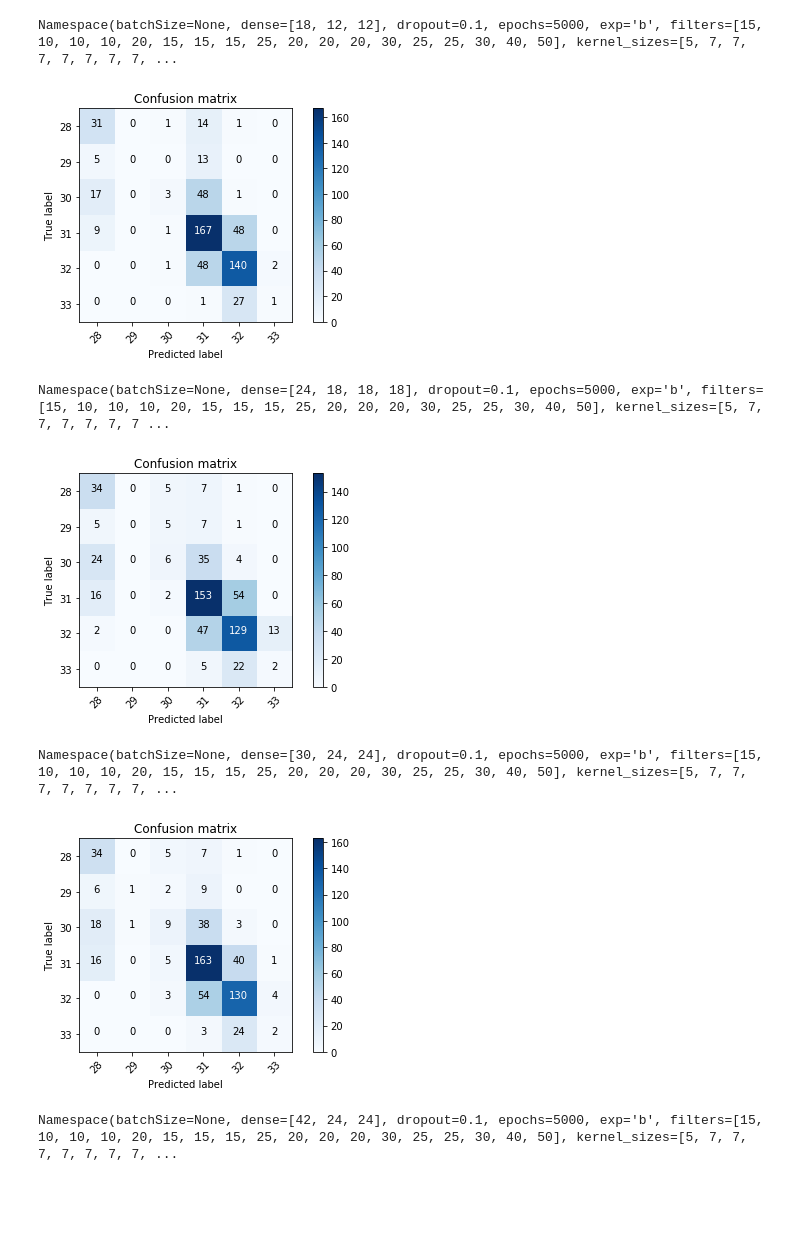
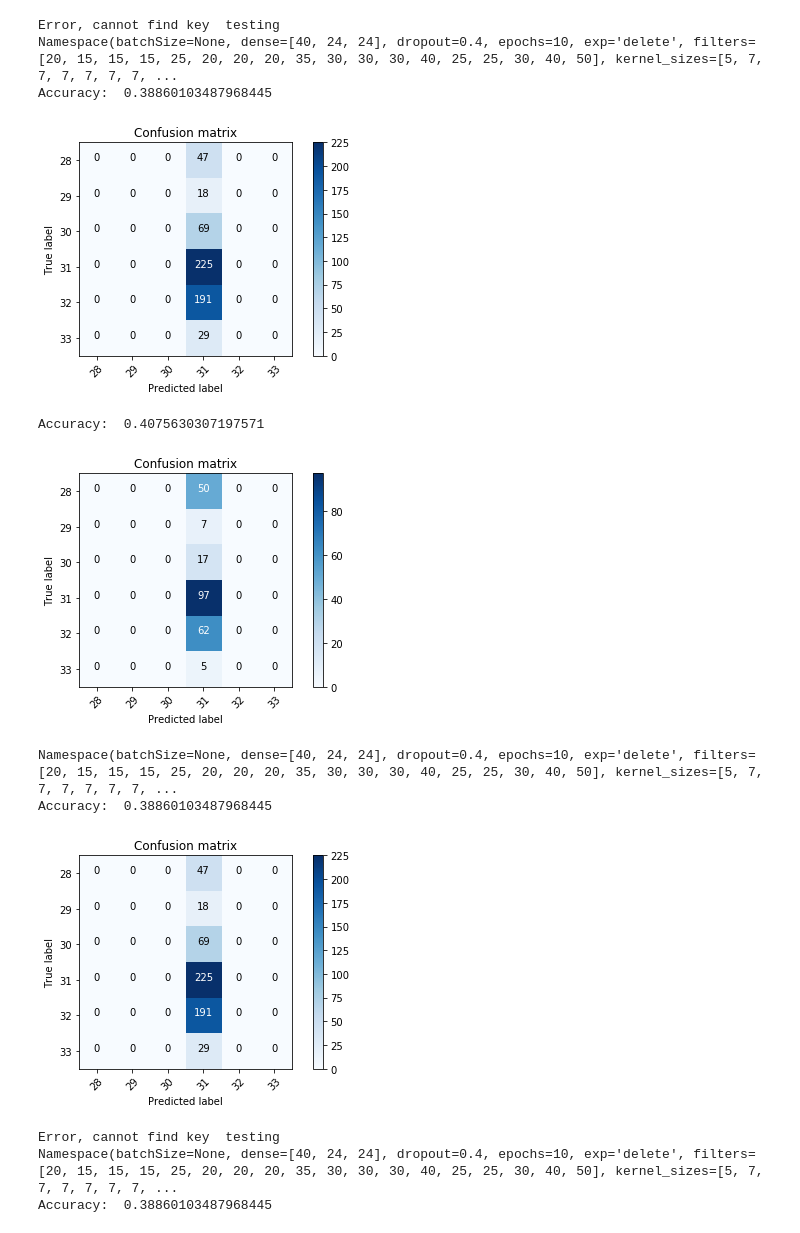
Before and after one commit to RezaTorbati/HonorsThesis, a Jupyter notebook: post.ipynb, the cells around one changed output. Cells and saved outputs as stored; diff of their text form; code cells hidden in the pictures; blank space fills up the shorter version.

```diff
--- a/post.ipynb
+++ b/post.ipynb
@@ -10,5 +15,5 @@ Average Val Accuracy:  0.5965457856655121
 # %%
-post.visualizeConfusion('results', 'b*.1*.pkl')
+post.visualizeConfusion('results', 'delete*.pkl', ['validation', 'testing'])
 
 '''
 28: 204, 11.276948590381426%
@@ -30,8 +36,13 @@ Namespace(batchSize=None, dense=[18, 12, 12, 12, 12, 12], dropout=0.1, epochs=50
 [figure]
-Namespace(batchSize=None, dense=[18, 12, 12], dropout=0.1, epochs=5000, exp='b', filters=[15, 10, 10, 10, 20, 15, 15, 15, 25, 20, 20, 20, 30, 25, 25, 30, 40, 50], kernel_sizes=[5, 7, 7, 7, 7, 7, 7, 7, ...
+Error, cannot find key  testing
+Namespace(batchSize=None, dense=[40, 24, 24], dropout=0.4, epochs=10, exp='delete', filters=[20, 15, 15, 15, 25, 20, 20, 20, 35, 30, 30, 30, 40, 25, 25, 30, 40, 50], kernel_sizes=[5, 7, 7, 7, 7, 7, 7, ...
+Accuracy:  0.38860103487968445
-[figure, old version]
+[figure, new version]
-Namespace(batchSize=None, dense=[24, 18, 18, 18], dropout=0.1, epochs=5000, exp='b', filters=[15, 10, 10, 10, 20, 15, 15, 15, 25, 20, 20, 20, 30, 25, 25, 30, 40, 50], kernel_sizes=[5, 7, 7, 7, 7, 7, 7 ...
+Accuracy:  0.4075630307197571
-[figure, old version]
+[figure, new version]
-Namespace(batchSize=None, dense=[30, 24, 24], dropout=0.1, epochs=5000, exp='b', filters=[15, 10, 10, 10, 20, 15, 15, 15, 25, 20, 20, 20, 30, 25, 25, 30, 40, 50], kernel_sizes=[5, 7, 7, 7, 7, 7, 7, 7, ...
+Namespace(batchSize=None, dense=[40, 24, 24], dropout=0.4, epochs=10, exp='delete', filters=[20, 15, 15, 15, 25, 20, 20, 20, 35, 30, 30, 30, 40, 25, 25, 30, 40, 50], kernel_sizes=[5, 7, 7, 7, 7, 7, 7, ...
+Accuracy:  0.38860103487968445
-[figure, old version]
+[figure, new version]
-Namespace(batchSize=None, dense=[42, 24, 24], dropout=0.1, epochs=5000, exp='b', filters=[15, 10, 10, 10, 20, 15, 15, 15, 25, 20, 20, 20, 30, 25, 25, 30, 40, 50], kernel_sizes=[5, 7, 7, 7, 7, 7, 7, 7, ...
+Error, cannot find key  testing
+Namespace(batchSize=None, dense=[40, 24, 24], dropout=0.4, epochs=10, exp='delete', filters=[20, 15, 15, 15, 25, 20, 20, 20, 35, 30, 30, 30, 40, 25, 25, 30, 40, 50], kernel_sizes=[5, 7, 7, 7, 7, 7, 7, ...
+Accuracy:  0.38860103487968445
```
Also changed, not shown: parts of 2 cells of this notebook, 9 other files.
